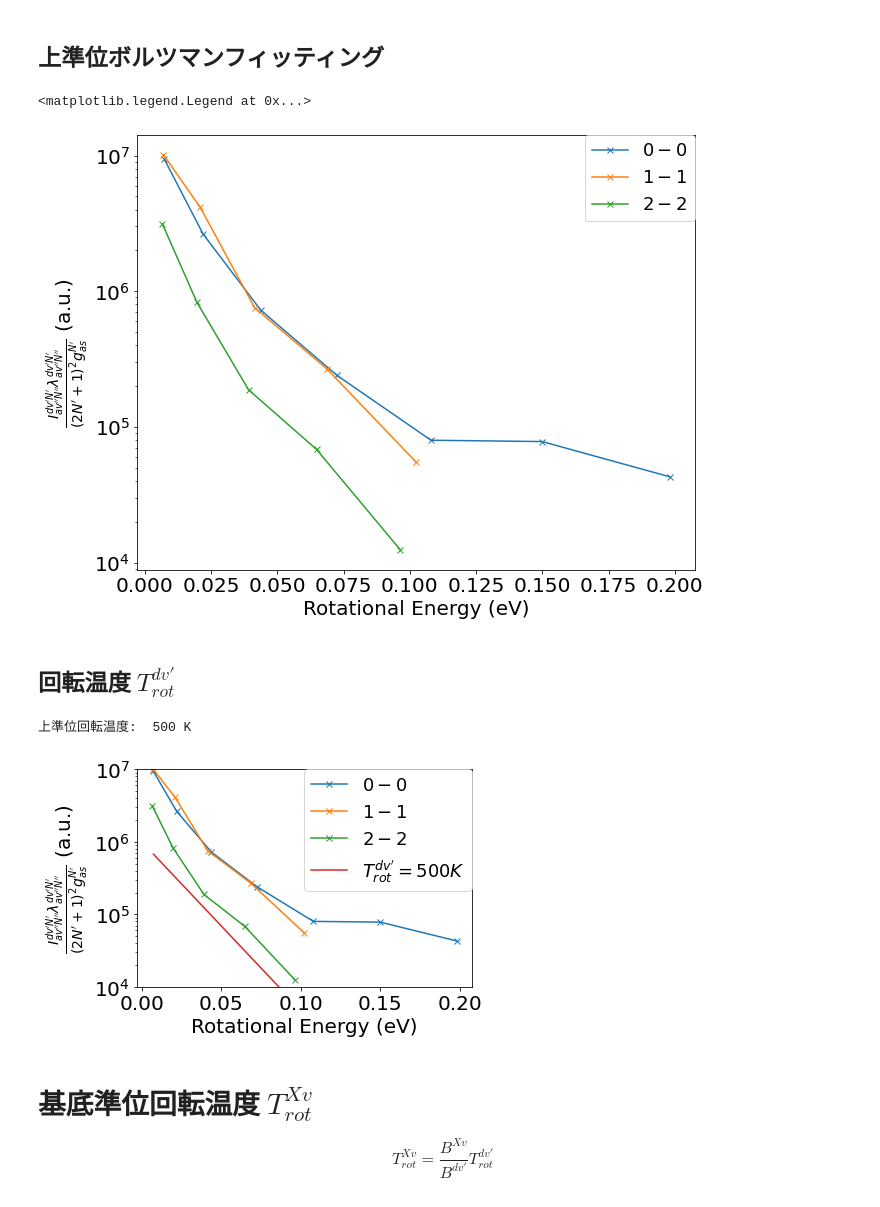
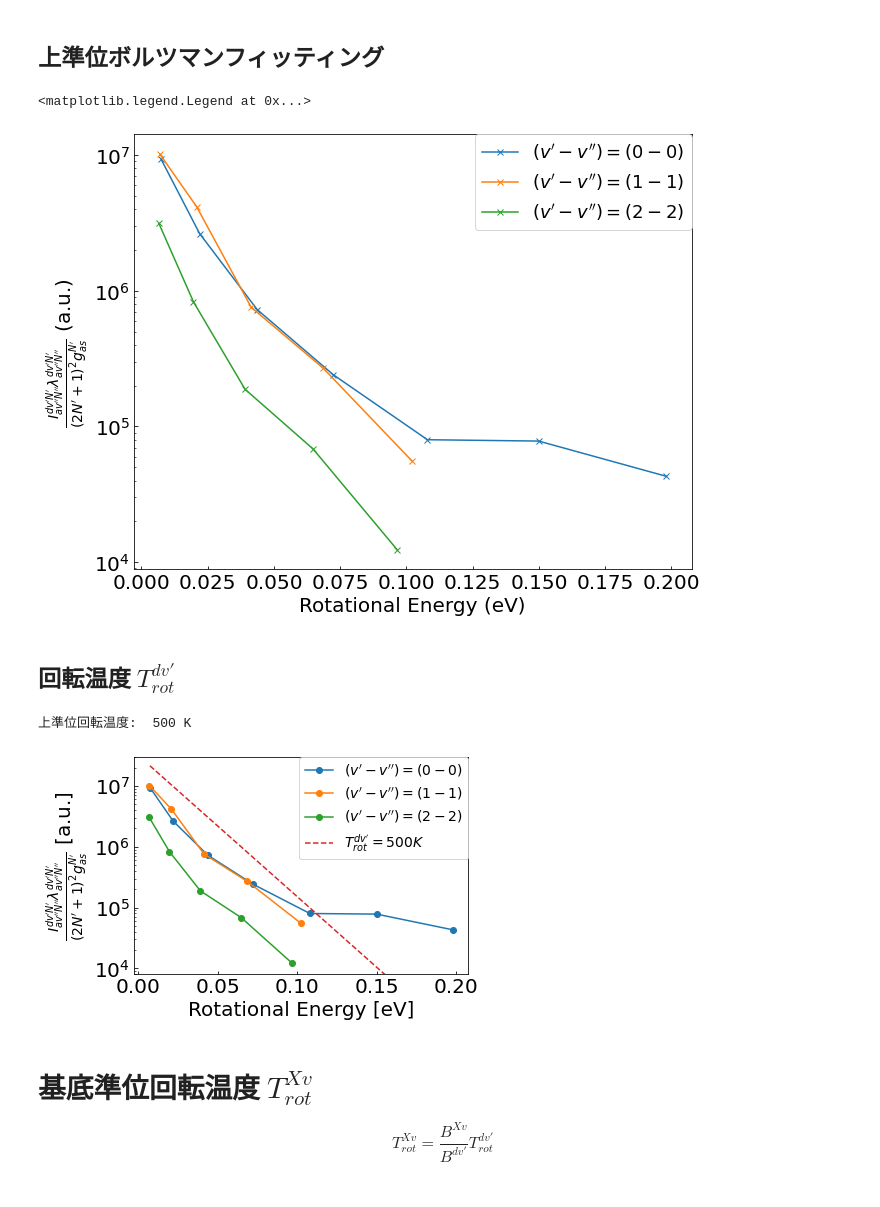
Before and after one commit to AtsushiNi/myLeprecon, a Jupyter notebook: niihama/plasma_data_12_17.ipynb, the cells around one changed output. Cells and saved outputs as stored; diff of their text form; code cells hidden in the pictures.

```diff
--- a/niihama/plasma_data_12_17.ipynb
+++ b/niihama/plasma_data_12_17.ipynb
@@ -44,4 +44,5 @@ from sympy.physics.wigner import wigner_3j
 from functools import reduce
 # %%
 data_path = '/content/drive/MyDrive/研究室/myLeprecon/SpectrometerData/20201217_niihama'
+image_path = '/content/drive/MyDrive/研究室/images/analyze_12-17'
 print(os.path.exists(data_path))
@@ -536,50 +618,51 @@ population_11 = np.fromiter(map(lambda Q: Q['population'], array_11), dtype=np.f
 energy_22 = np.fromiter(map(lambda Q: Q['energy'], array_22), dtype=np.float)
 population_22 = np.fromiter(map(lambda Q: Q['population'], array_22), dtype=np.float)
 
-plt.plot(energy_00, population_00, marker='x', label="$0-0$")
-plt.plot(energy_11, population_11, marker='x', label="$1-1$")
-plt.plot(energy_22, population_22, marker='x', label="$2-2$")
+plt.plot(energy_00, population_00, marker='x', label="$(v'-v'')=(0-0)$")
+plt.plot(energy_11, population_11, marker='x', label="$(v'-v'')=(1-1)$")
+plt.plot(energy_22, population_22, marker='x', label="$(v'-v'')=(2-2)$")
 
 plt.yscale('log')
 
 plt.xlabel('Rotational Energy (eV)')
 plt.ylabel(r"$\frac{I^{dv'N'}_{av''N''}\lambda^{dv'N'}_{av''N''}}{(2N'+1)^2g^{N'}_{as}}$ (a.u.)")
 plt.legend(bbox_to_anchor=(1, 1), loc='upper right', borderaxespad=0, fontsize=18)
-
-#plt.savefig(data_path, bbox_inches='tight')
 # %% [output]
 <matplotlib.legend.Legend at 0x...>
-[figure, old version]
+[figure, new version]
 # %% [markdown]
 ## 回転温度 $T^{dv'}_{rot}$
 # %%
-plt.plot(energy_00, population_00, marker='x', label="$0-0$")
-plt.plot(energy_11, population_11, marker='x', label="$1-1$")
-plt.plot(energy_22, population_22, marker='x', label="$2-2$")
+plt.rcParams['ytick.direction'] = 'in'
+plt.rcParams['xtick.direction'] = 'in'
+plt.rcParams['font.size'] = 20
+plt.plot(energy_00, population_00, marker='o', label="$(v'-v'')=(0-0)$")
+plt.plot(energy_11, population_11, marker='o', label="$(v'-v'')=(1-1)$")
+plt.plot(energy_22, population_22, marker='o', label="$(v'-v'')=(2-2)$")
 
+plt.ylim(8e3, 3e7)
 plt.yscale('log')
 
-plt.xlabel('Rotational Energy (eV)')
-plt.ylabel(r"$\frac{I^{dv'N'}_{av''N''}\lambda^{dv'N'}_{av''N''}}{(2N'+1)^2g^{N'}_{as}}$ (a.u.)")
-plt.ylim(1e4, 1e7)
+plt.xlabel('Rotational Energy [eV]')
+plt.ylabel(r"$\frac{I^{dv'N'}_{av''N''}\lambda^{dv'N'}_{av''N''}}{(2N'+1)^2g^{N'}_{as}}$ [a.u.]")
 
 T_d_rot = 500 # 上準位の回転温度
-const = 6 # 位置合わせのための定数
+const = 7.5 # 位置合わせのための定数
 kb = 8.6171e-5 # [eV K^-1] ボルツマン定数
 
 fit_population_00 = []
 for e in energy_00:
   fit_population_00.append(10**(const - e / kb / T_d_rot))
 
-plt.plot(energy_00, fit_population_00, label="$T^{dv'}_{rot}=500K$")
+plt.plot(energy_00, fit_population_00, label="$T^{dv'}_{rot}=500K$", linestyle='dashed')
 
-plt.legend(bbox_to_anchor=(1, 1), loc='upper right', borderaxespad=0, fontsize=18)
+plt.legend(bbox_to_anchor=(1, 1), loc='upper right', borderaxespad=0, fontsize=14)
 
 print('上準位回転温度: ', T_d_rot, 'K')
-#plt.savefig(data_path, bbox_inches='tight')
+plt.savefig(join(image_path, 'boltzmann'), bbox_inches='tight')
 # %% [output]
 上準位回転温度:  500 K
-[figure, old version]
+[figure, new version]
 # %% [markdown]
 # 基底準位回転温度 $T^{Xv}_{rot}$
 $$T^{Xv}_{rot} = \frac{B^{Xv}}{B^{dv'}}T^{dv'}_{rot}$$
```
Also changed, not shown: parts of 28 cells of this notebook.
